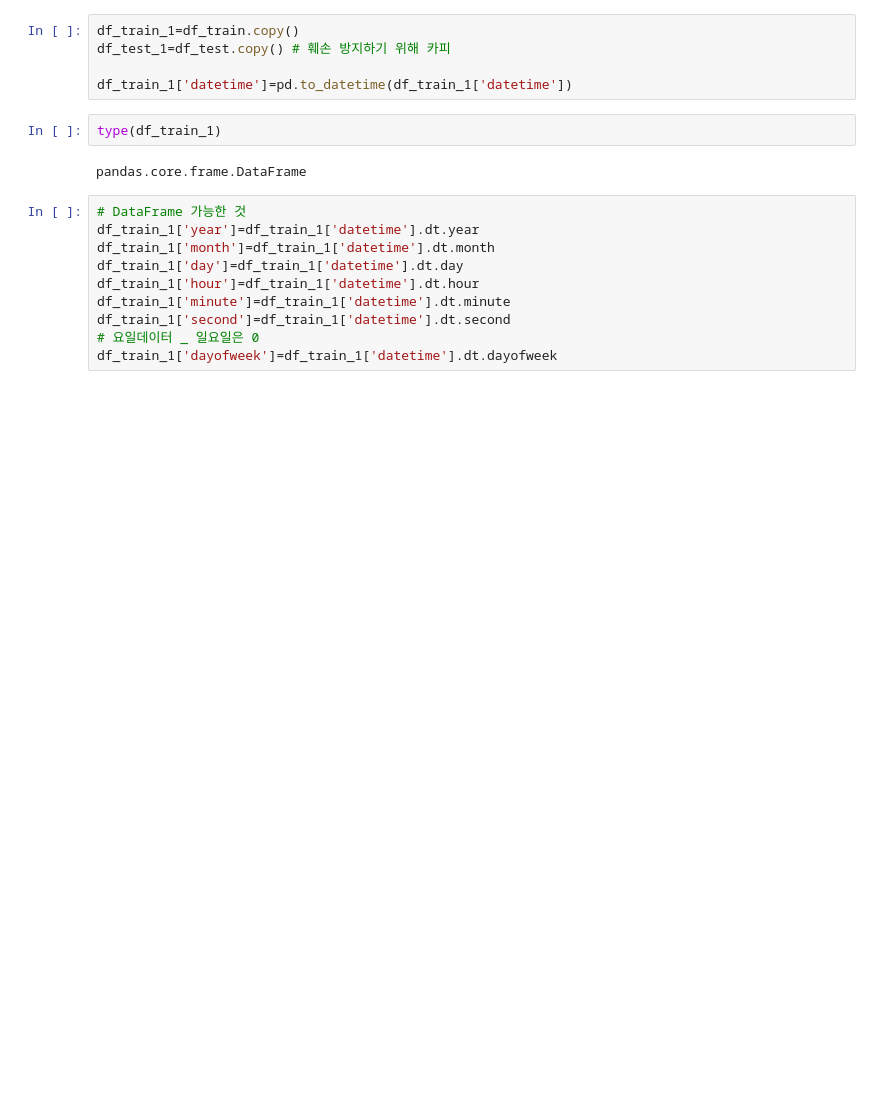
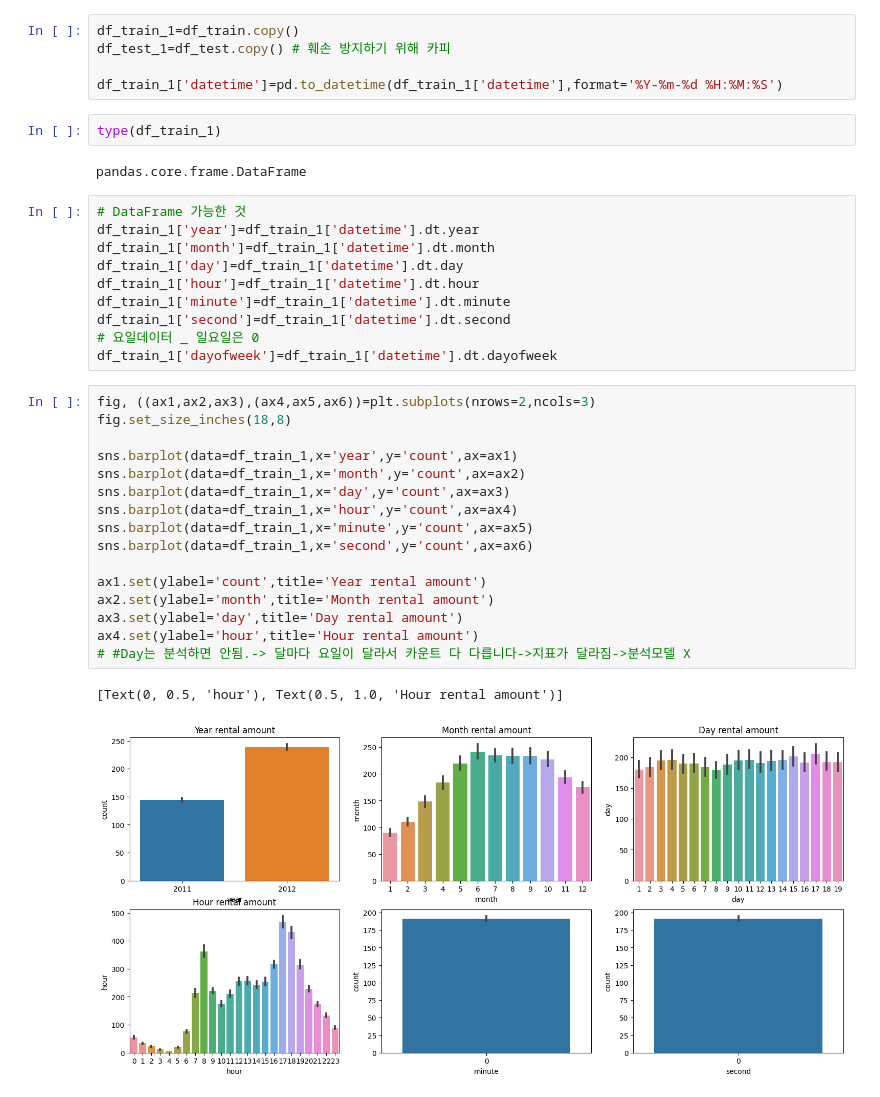
Before and after one commit to kimjeoungeun/my_study, a Jupyter notebook: Python_Study/0511/a_regtression_analysis3.ipynb, the cells around one changed output. Saved outputs shown, nothing was run; the diff lists cells and outputs as text; blank space fills up the shorter version.

```diff
--- a/Python_Study/0511/a_regtression_analysis3.ipynb
+++ b/Python_Study/0511/a_regtression_analysis3.ipynb
@@ -204,7 +204,7 @@ msno.matrix(df_train, figsize=(12,5))
 df_train_1=df_train.copy()
 df_test_1=df_test.copy() # 훼손 방지하기 위해 카피
 
-df_train_1['datetime']=pd.to_datetime(df_train_1['datetime'])
+df_train_1['datetime']=pd.to_datetime(df_train_1['datetime'],format='%Y-%m-%d %H:%M:%S')
 # %%
 type(df_train_1)
 # %% [output]
@@ -219,3 +219,22 @@ df_train_1['minute']=df_train_1['datetime'].dt.minute
 df_train_1['second']=df_train_1['datetime'].dt.second
 # 요일데이터 _ 일요일은 0
 df_train_1['dayofweek']=df_train_1['datetime'].dt.dayofweek
+# %%
+fig, ((ax1,ax2,ax3),(ax4,ax5,ax6))=plt.subplots(nrows=2,ncols=3)
+fig.set_size_inches(18,8)
+
+sns.barplot(data=df_train_1,x='year',y='count',ax=ax1)
+sns.barplot(data=df_train_1,x='month',y='count',ax=ax2)
+sns.barplot(data=df_train_1,x='day',y='count',ax=ax3)
+sns.barplot(data=df_train_1,x='hour',y='count',ax=ax4)
+sns.barplot(data=df_train_1,x='minute',y='count',ax=ax5)
+sns.barplot(data=df_train_1,x='second',y='count',ax=ax6)
+
+ax1.set(ylabel='count',title='Year rental amount')
+ax2.set(ylabel='month',title='Month rental amount')
+ax3.set(ylabel='day',title='Day rental amount')
+ax4.set(ylabel='hour',title='Hour rental amount')
+# #Day는 분석하면 안됨.-> 달마다 요일이 달라서 카운트 다 다릅니다->지표가 달라짐->분석모델 X
+# %% [output]
+[Text(0, 0.5, 'hour'), Text(0.5, 1.0, 'Hour rental amount')]
+[figure, added]
```
Also changed, not shown: parts of 74 cells of this notebook, 5 other files.
